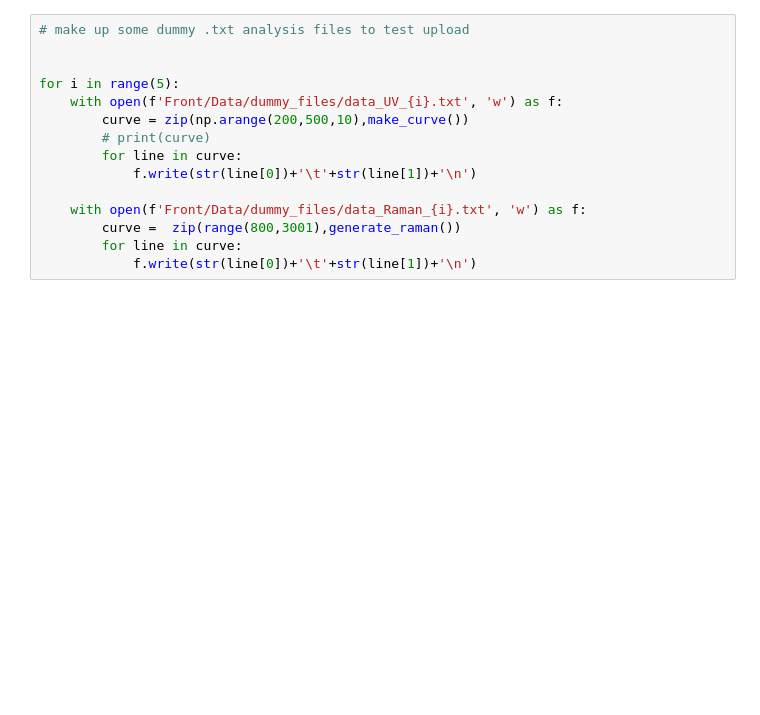
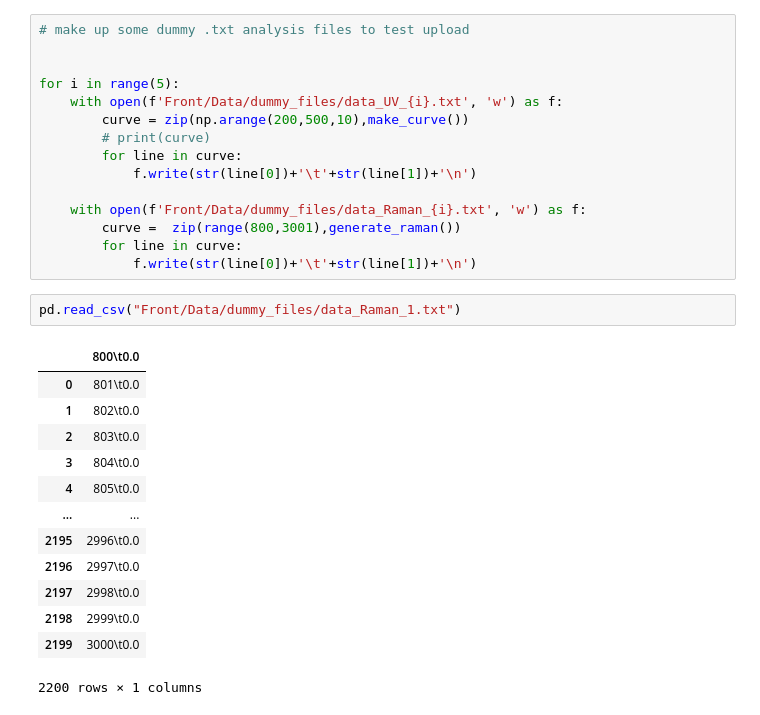
Before and after one commit to RCaz33/Digital_production-line, a Jupyter notebook: populate_db.ipynb, the cells around one changed output. Drawn from its saved outputs; the diff is of its cells as text; blank space fills up the shorter version.

```diff
--- a/populate_db.ipynb
+++ b/populate_db.ipynb
@@ -456,3 +452,19 @@ for i in range(5):
         curve =  zip(range(800,3001),generate_raman())
         for line in curve:
             f.write(str(line[0])+'\t'+str(line[1])+'\n')
+# %%
+pd.read_csv("Front/Data/dummy_files/data_Raman_1.txt")
+# %% [output]
+|  | 800\t0.0 |
+| 0 | 801\t0.0 |
+| 1 | 802\t0.0 |
+| 2 | 803\t0.0 |
+| 3 | 804\t0.0 |
+| 4 | 805\t0.0 |
+| ... | ... |
+| 2195 | 2996\t0.0 |
+| 2196 | 2997\t0.0 |
+| 2197 | 2998\t0.0 |
+| 2198 | 2999\t0.0 |
+| 2199 | 3000\t0.0 |
+2200 rows × 1 columns
```
Also changed, not shown: parts of 3 cells of this notebook, 4 other files.
